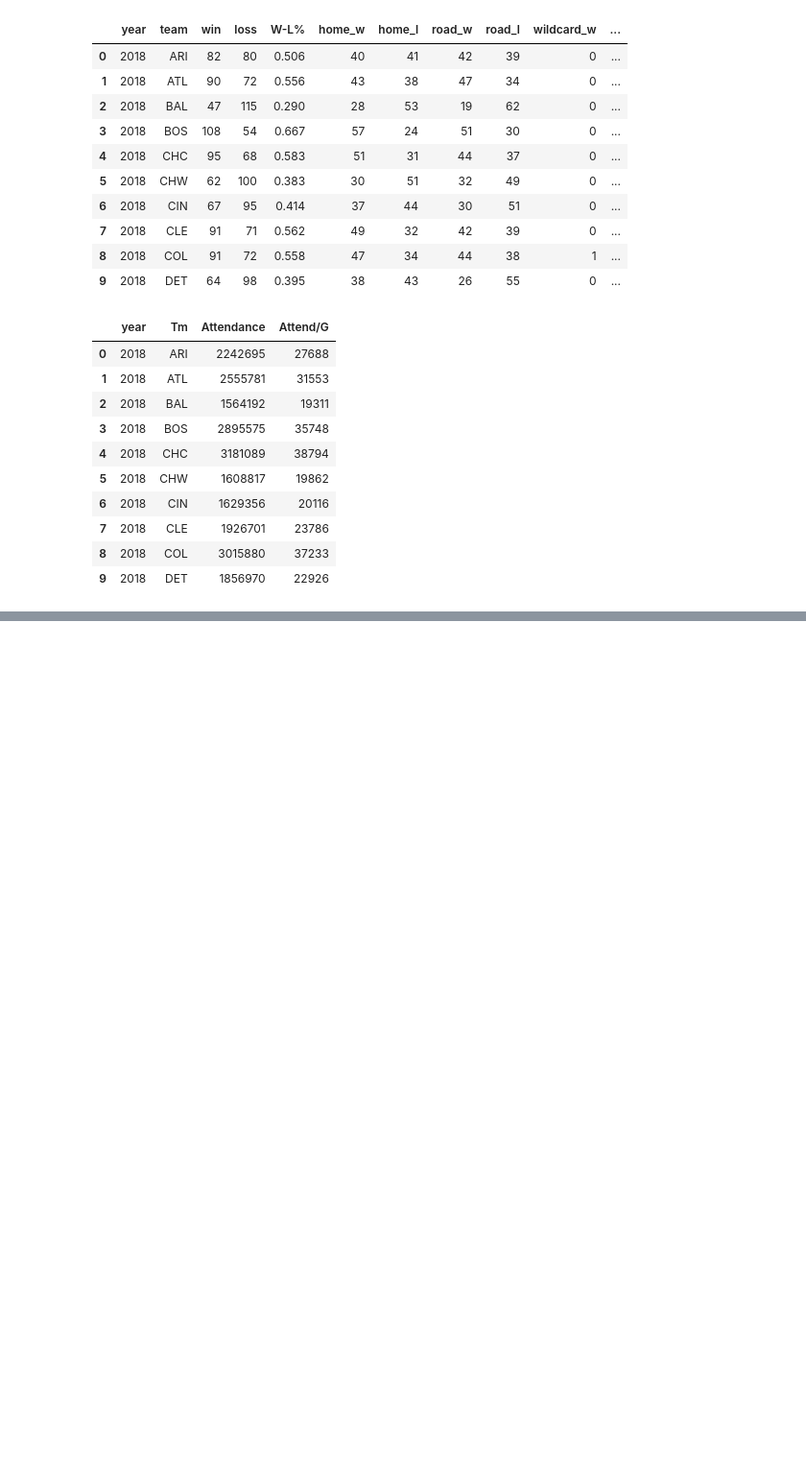
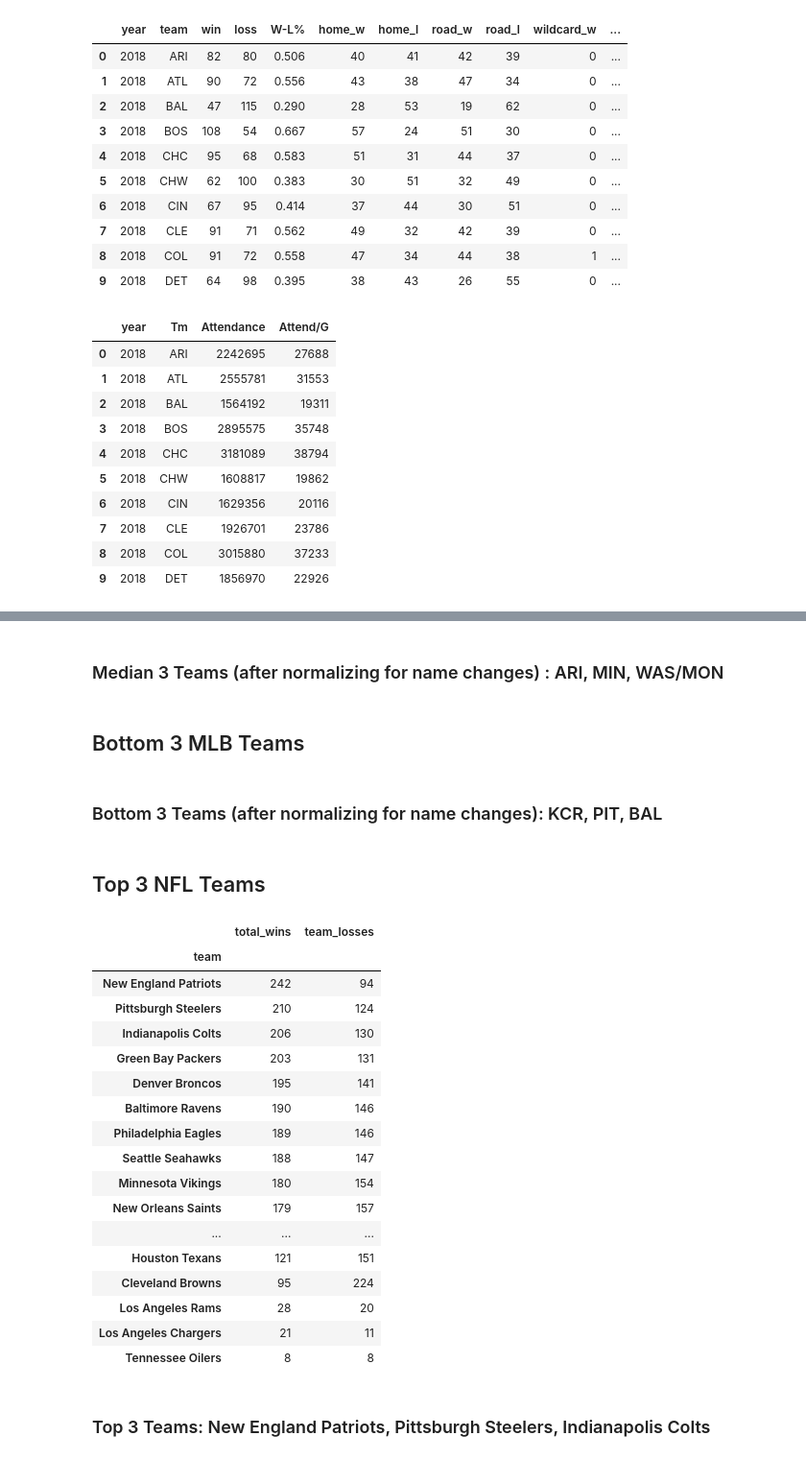
Before and after one commit to Git-hSin/TeamPerformanceCommImpact, a Jupyter notebook: tim_sports/tim_sports.ipynb, the cells around one changed output, grey strips where cells are left out. Shown at 96% size. Drawn from its saved outputs; the diff is of its cells as text; code cells hidden in the pictures; blank space fills up the shorter version.

```diff
--- a/tim_sports/tim_sports.ipynb
+++ b/tim_sports/tim_sports.ipynb
@@ -154,0 +179,44 @@ NameError: name 'nba_location_df' is not defined
+# %% [markdown]
+### Median 3 Teams (after normalizing for name changes) : ARI, MIN, WAS/MON
+# %% [markdown]
+## Bottom 3 MLB Teams
+# %% [markdown]
+### Bottom 3 Teams (after normalizing for name changes): KCR, PIT, BAL
+# %% [markdown]
+##  Top 3 NFL Teams
+# %%
+nfl_team_list = []
+nfl_team_total_win = []
+nfl_team_total_loss = []
+for team in nfl_df["Tm"].unique():
+    nfl_team_list.append(team)
+    team_data = nfl_team(team)
+    nfl_team_total_win.append(team_data["W"].sum())
+    nfl_team_total_loss.append(team_data["L"].sum())
+nfl_team_totals_df = pd.DataFrame({
+    "team" : nfl_team_list,
+    "total_wins": nfl_team_total_win,
+    "team_losses": nfl_team_total_loss
+})
+nfl_team_totals_df.sort_values(by="total_wins",ascending=False).set_index("team")
+# %% [output]
+|  | total_wins | team_losses |
+| team |  |  |
+| New England Patriots | 242 | 94 |
+| Pittsburgh Steelers | 210 | 124 |
+| Indianapolis Colts | 206 | 130 |
+| Green Bay Packers | 203 | 131 |
+| Denver Broncos | 195 | 141 |
+| Baltimore Ravens | 190 | 146 |
+| Philadelphia Eagles | 189 | 146 |
+| Seattle Seahawks | 188 | 147 |
+| Minnesota Vikings | 180 | 154 |
+| New Orleans Saints | 179 | 157 |
+| ... | ... | ... |
+| Houston Texans | 121 | 151 |
+| Cleveland Browns | 95 | 224 |
+| Los Angeles Rams | 28 | 20 |
+| Los Angeles Chargers | 21 | 11 |
+| Tennessee Oilers | 8 | 8 |
+# %% [markdown]
+### Top 3 Teams: New England Patriots, Pittsburgh Steelers, Indianapolis Colts
```
Also changed, not shown: parts of 39 cells of this notebook, 2 other files.
